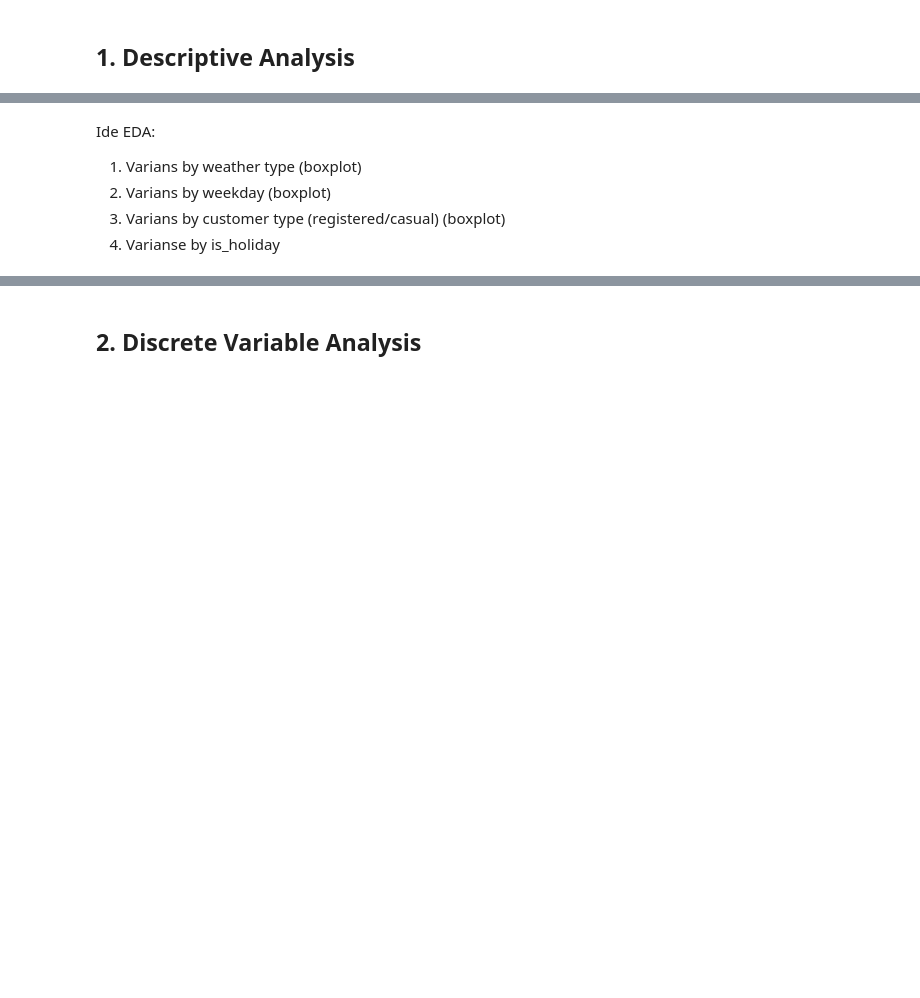
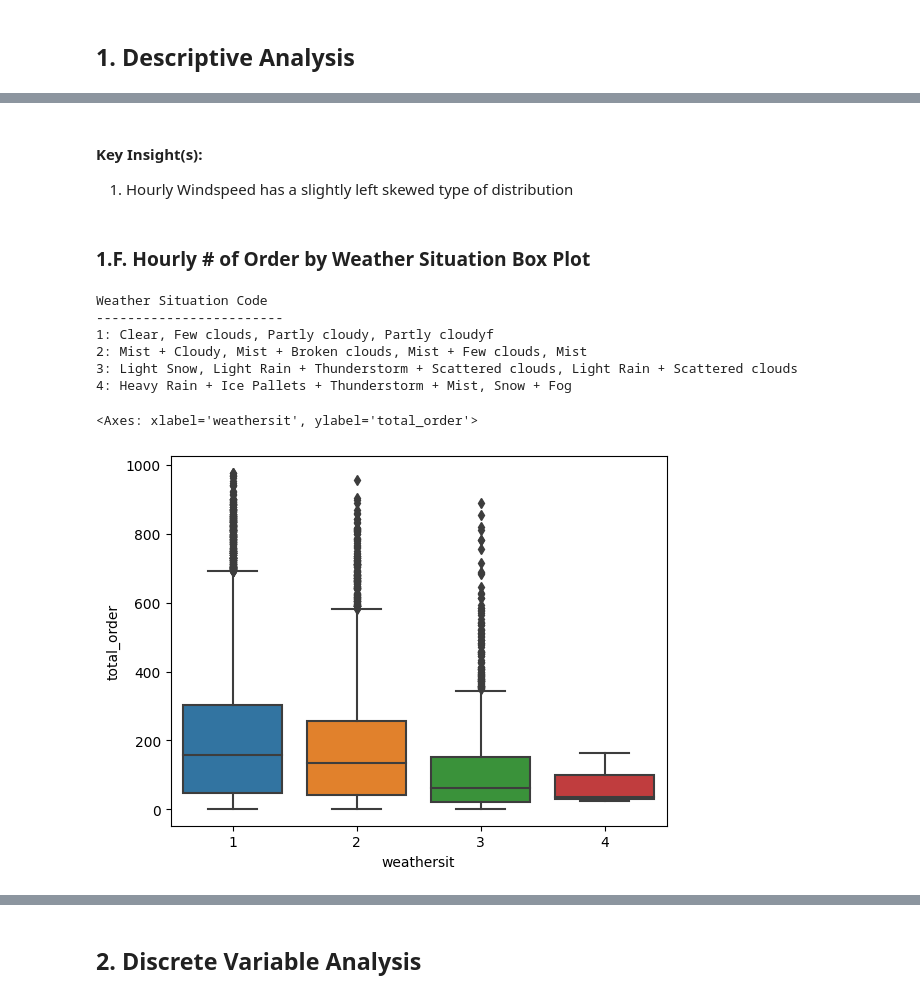
Before and after one commit to bagusfarisa/bike-sharing-demand-probability-analysis, a Jupyter notebook: bikesharing.ipynb, the cells around one changed output, grey strips where cells are left out. Saved outputs shown, nothing was run; the diff lists cells and outputs as text; code cells hidden in the pictures; blank space fills up the shorter version.

```diff
--- a/bikesharing.ipynb
+++ b/bikesharing.ipynb
@@ -120,7 +244,26 @@ plt.show()
 [figure]
-# %% [markdown]
-Ide EDA:
-1. Varians by weather type (boxplot)
-2. Varians by weekday (boxplot)
-3. Varians by customer type (registered/casual) (boxplot)
-4. Varianse by is_holiday
+# %% [markdown]
+#### Key Insight(s):
+1. Hourly Windspeed has a slightly left skewed type of distribution
+# %% [markdown]
+### 1.F. Hourly # of Order by Weather Situation Box Plot
+# %%
+# Print the weather code details
+print("Weather Situation Code")
+print("------------------------")
+print("1: Clear, Few clouds, Partly cloudy, Partly cloudyf")
+print("2: Mist + Cloudy, Mist + Broken clouds, Mist + Few clouds, Mist")
+print("3: Light Snow, Light Rain + Thunderstorm + Scattered clouds, Light Rain + Scattered clouds")
+print("4: Heavy Rain + Ice Pallets + Thunderstorm + Mist, Snow + Fog")
+
+# Draw the boxplot
+sns.boxplot(data=df, x="weathersit", y="total_order")
+# %% [output]
+Weather Situation Code
+------------------------
+1: Clear, Few clouds, Partly cloudy, Partly cloudyf
+2: Mist + Cloudy, Mist + Broken clouds, Mist + Few clouds, Mist
+3: Light Snow, Light Rain + Thunderstorm + Scattered clouds, Light Rain + Scattered clouds
+4: Heavy Rain + Ice Pallets + Thunderstorm + Mist, Snow + Fog
+<Axes: xlabel='weathersit', ylabel='total_order'>
+[figure, added]
```
Also changed, not shown: parts of 51 cells of this notebook.
